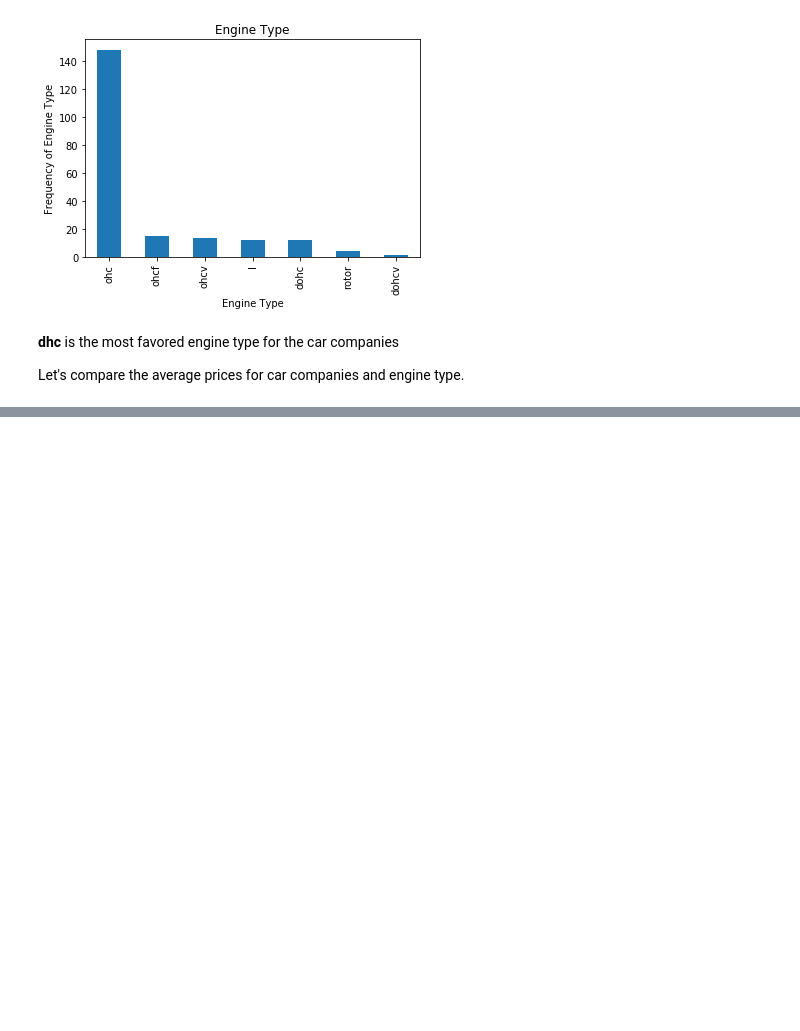
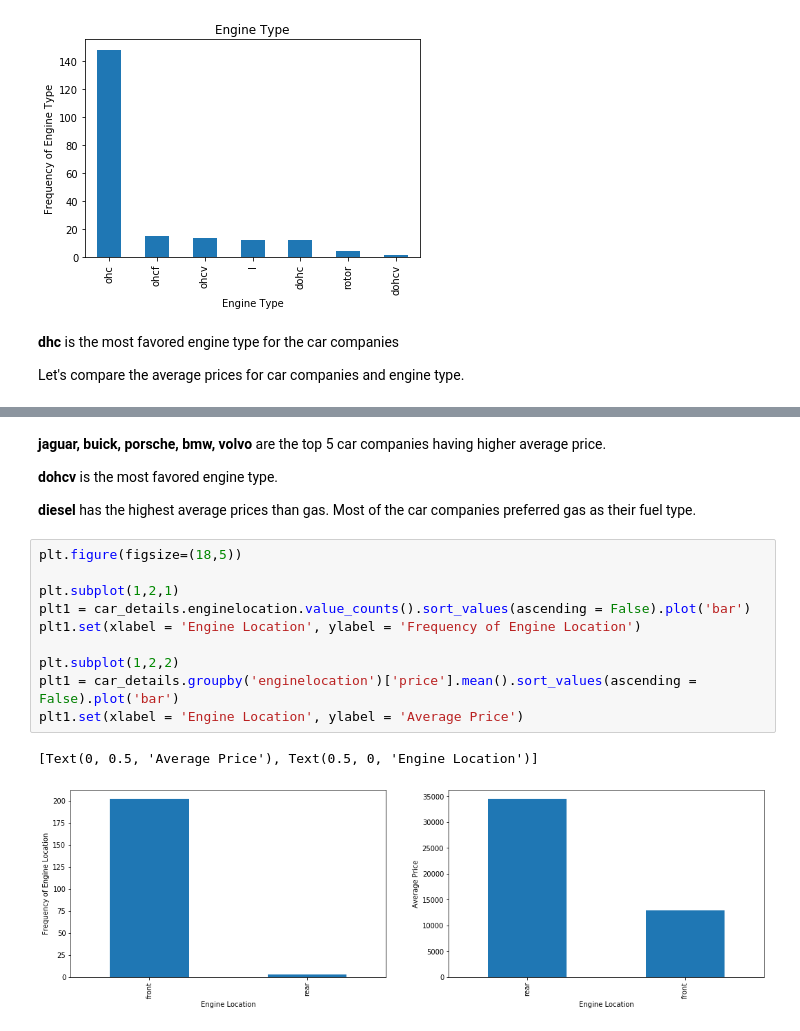
Before and after one commit to rishavhack/Projects-On-MachineLearning-OpenCV-NLP, a Jupyter notebook: Project 7 Car Price - Multiple Linear Regression/Car Price - Multiple Linear Regression.ipynb, the cells around one changed output, grey strips where cells are left out. Saved outputs shown, nothing was run; the diff lists cells and outputs as text; blank space fills up the shorter version.

```diff
--- a/Project 7 Car Price - Multiple Linear Regression/Car Price - Multiple Linear Regression.ipynb
+++ b/Project 7 Car Price - Multiple Linear Regression/Car Price - Multiple Linear Regression.ipynb
@@ -229,0 +247,19 @@ Let's compare the average prices for car companies and engine type.
+# %% [markdown]
+**jaguar, buick, porsche, bmw, volvo** are the top 5 car companies having higher average price.
+
+**dohcv** is the most favored engine type.
+
+**diesel** has the highest average prices than gas. Most of the car companies preferred gas as their fuel type.
+# %%
+plt.figure(figsize=(18,5))
+
+plt.subplot(1,2,1)
+plt1 = car_details.enginelocation.value_counts().sort_values(ascending = False).plot('bar')
+plt1.set(xlabel = 'Engine Location', ylabel = 'Frequency of Engine Location')
+
+plt.subplot(1,2,2)
+plt1 = car_details.groupby('enginelocation')['price'].mean().sort_values(ascending = False).plot('bar')
+plt1.set(xlabel = 'Engine Location', ylabel = 'Average Price')
+# %% [output]
+[Text(0, 0.5, 'Average Price'), Text(0.5, 0, 'Engine Location')]
+[figure, added]
```
Also changed, not shown: parts of 12 cells of this notebook.
